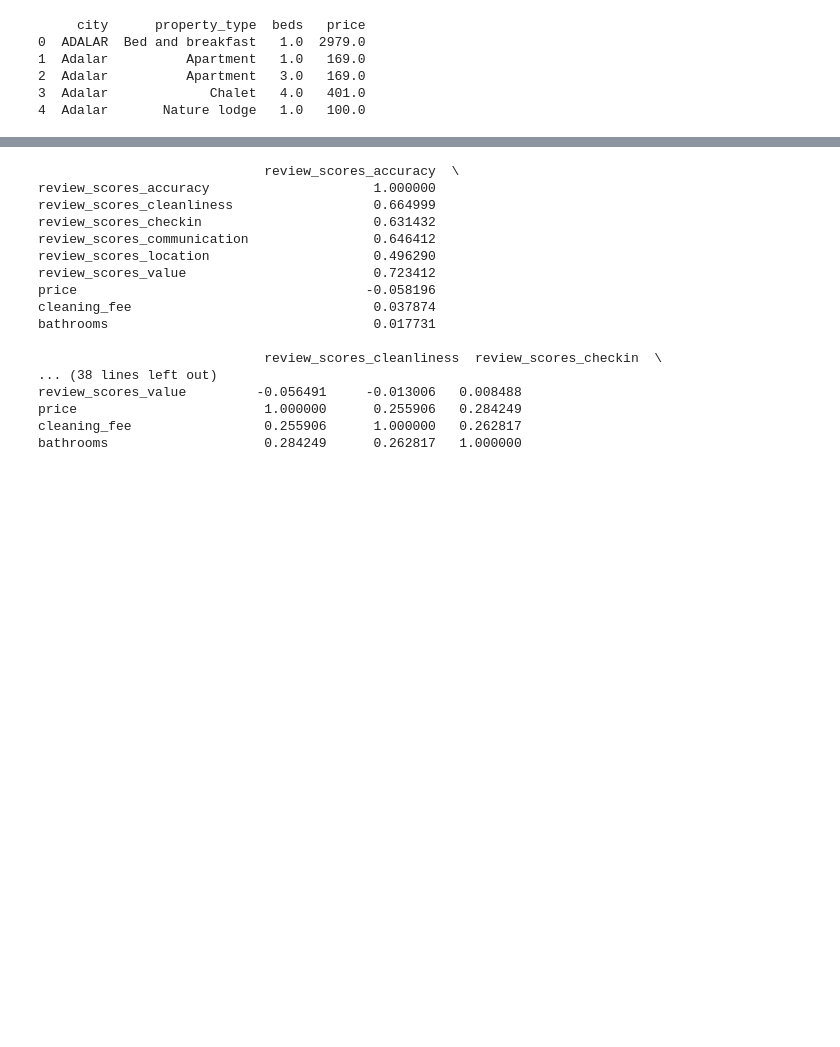
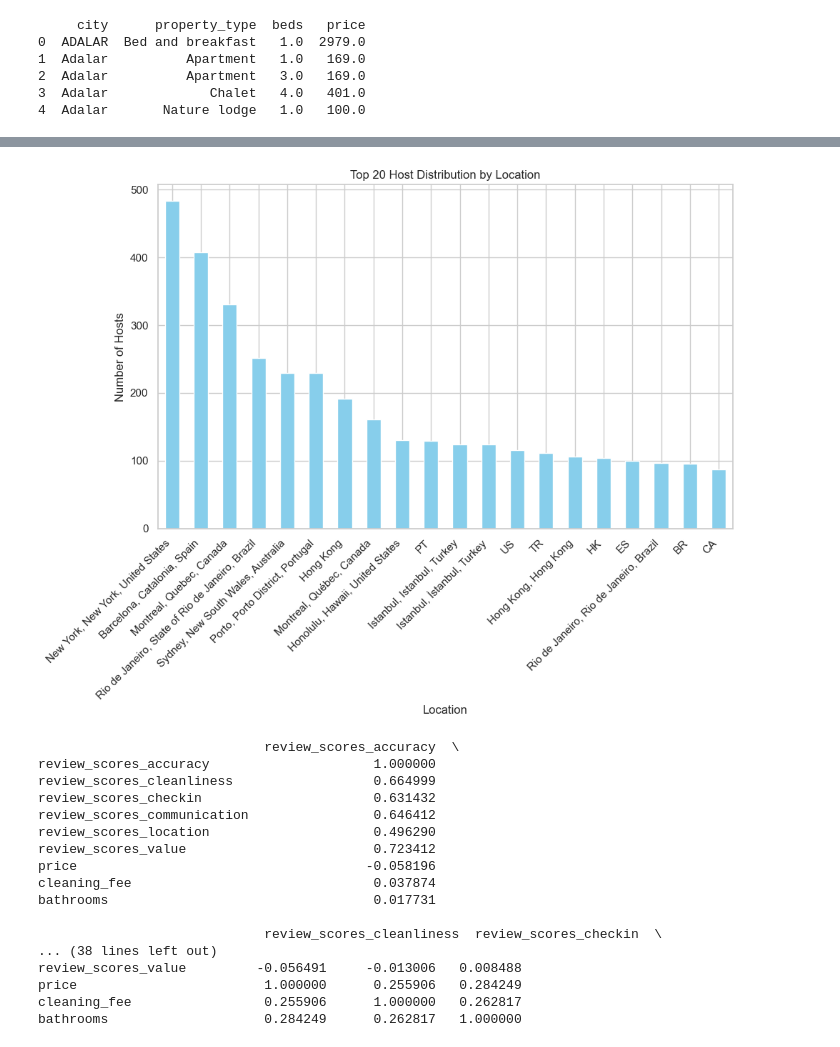
Before and after one commit to vsanjayHub/AIProjects, a Jupyter notebook: AirBnbEDA.ipynb, the cells around one changed output, grey strips where cells are left out. Cells and saved outputs as stored; diff of their text form; code cells hidden in the pictures; blank space fills up the shorter version.

```diff
--- a/AirBnbEDA.ipynb
+++ b/AirBnbEDA.ipynb
@@ -949,3 +1100,30 @@ add_slide_with_title_and_image(prs,TITLE_TEXT,PATH)
+# %%
+
+# Get the top 20 locations
+location_analysis = df_clean.groupby('host_location').size()
+top_locations = location_analysis.sort_values(ascending=False).head(20)
+
+# Plotting
+plt.figure(figsize=(10, 8))
+top_locations.plot(kind='bar', color='skyblue')
+plt.title('Top 20 Host Distribution by Location')
+plt.xlabel('Location')
+plt.ylabel('Number of Hosts')
+plt.xticks(rotation=45, ha='right')  # Rotate labels for better readability
+plt.tight_layout()  # Adjust layout
+PLOT_FILENAME_VERIFICATION = 'HostDistribution.png'
+plt.savefig(PLOT_FILENAME_VERIFICATION, bbox_inches='tight')  # Save the plot
+
+# Define the title text
+TITLE_TEXT = "Host Distribution By Location"
+
+# Path to the image
+PATH = 'HostDistribution.png'
+
+add_slide_with_title_and_image(prs,TITLE_TEXT,PATH)
+plt.show()
+# %% [output]
+[figure, added]
 # %%
 columns_of_interest = ['review_scores_accuracy', 'review_scores_cleanliness',
                        'review_scores_checkin', 'review_scores_communication',
```
Also changed, not shown: parts of 51 cells of this notebook, 2 other files.
